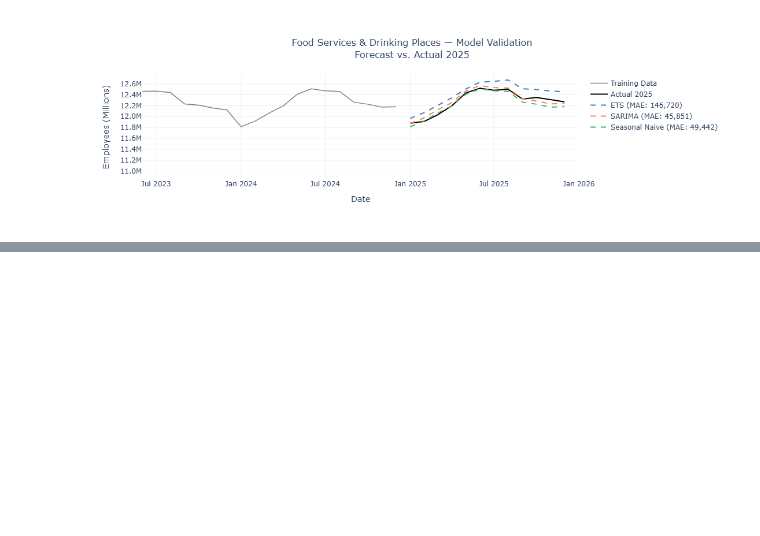
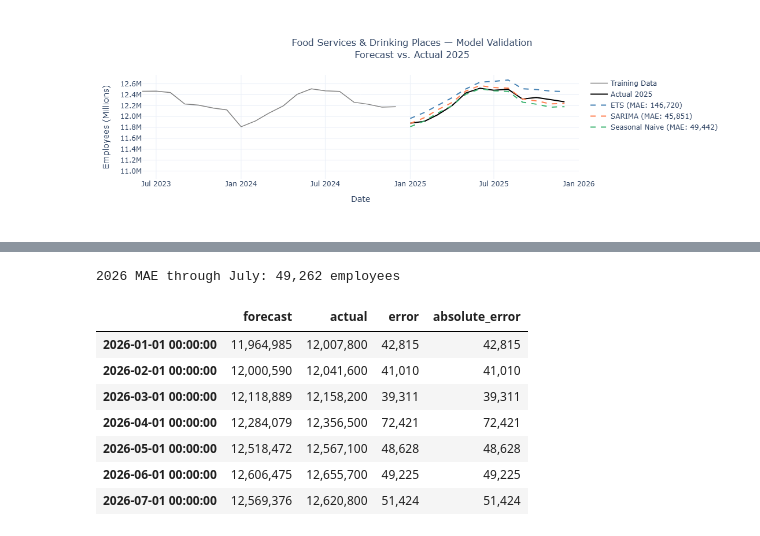
Before and after one commit to Jason-Staats/up-or-on-the-rocks, a Jupyter notebook: up_or_rocks.ipynb, the cells around one changed output, grey strips where cells are left out. Cells and saved outputs as stored; diff of their text form; code cells hidden in the pictures; blank space fills up the shorter version.

```diff
--- a/up_or_rocks.ipynb
+++ b/up_or_rocks.ipynb
@@ -666,0 +649,39 @@ SARIMA was retrained on the full series and used to forecast all of 2026. The mo
+# %%
+comparison_2026 = pd.concat(
+    [
+        sarima_2026.rename('forecast'),
+        actual_2026.rename('actual')
+    ],
+    axis=1,
+    join='inner'
+).dropna()
+
+mae_2026 = mean_absolute_error(
+    comparison_2026['actual'],
+    comparison_2026['forecast']
+)
+
+print(
+    f"2026 MAE through "
+    f"{comparison_2026.index.max():%B}: "
+    f"{mae_2026:,.0f} employees"
+)
+
+comparison_2026['error'] = (
+    comparison_2026['actual'] -
+    comparison_2026['forecast']
+)
+
+comparison_2026['absolute_error'] = comparison_2026['error'].abs()
+
+comparison_2026.style.format('{:,.0f}')
+# %% [output]
+2026 MAE through July: 49,262 employees
+|  | forecast | actual | error | absolute_error |
+| 2026-01-01 00:00:00 | 11,964,985 | 12,007,800 | 42,815 | 42,815 |
+| 2026-02-01 00:00:00 | 12,000,590 | 12,041,600 | 41,010 | 41,010 |
+| 2026-03-01 00:00:00 | 12,118,889 | 12,158,200 | 39,311 | 39,311 |
+| 2026-04-01 00:00:00 | 12,284,079 | 12,356,500 | 72,421 | 72,421 |
+| 2026-05-01 00:00:00 | 12,518,472 | 12,567,100 | 48,628 | 48,628 |
+| 2026-06-01 00:00:00 | 12,606,475 | 12,655,700 | 49,225 | 49,225 |
+| 2026-07-01 00:00:00 | 12,569,376 | 12,620,800 | 51,424 | 51,424 |
```
Also changed, not shown: parts of 16 cells of this notebook, 7 other files.
